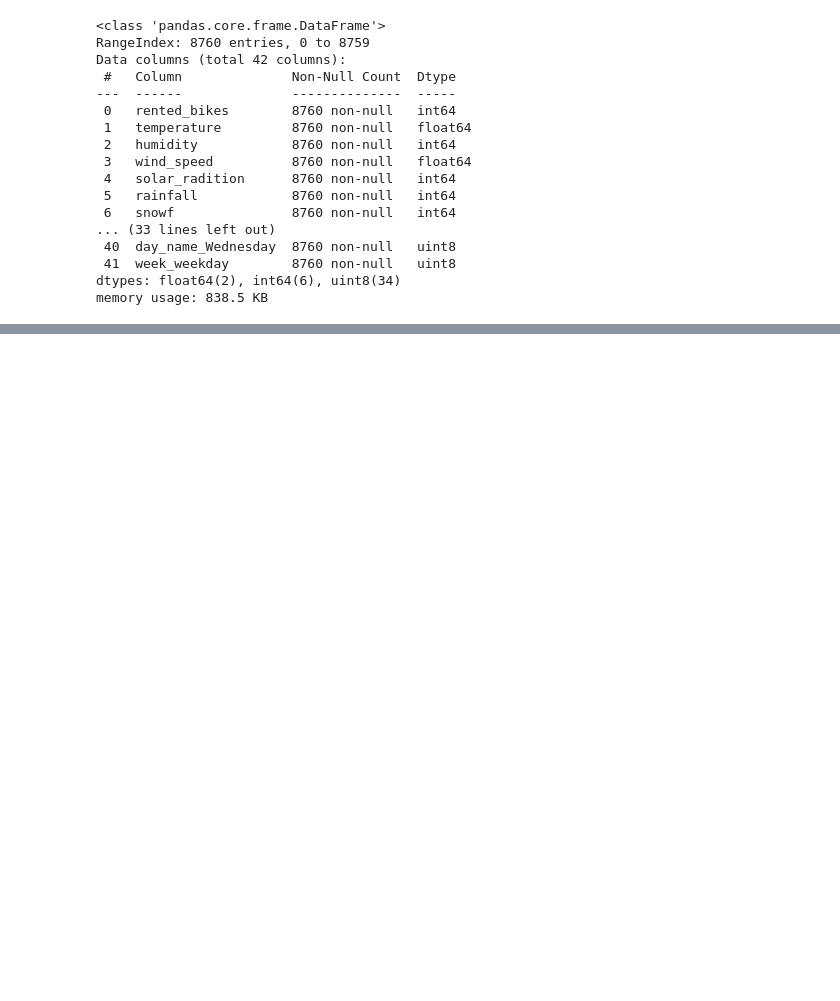
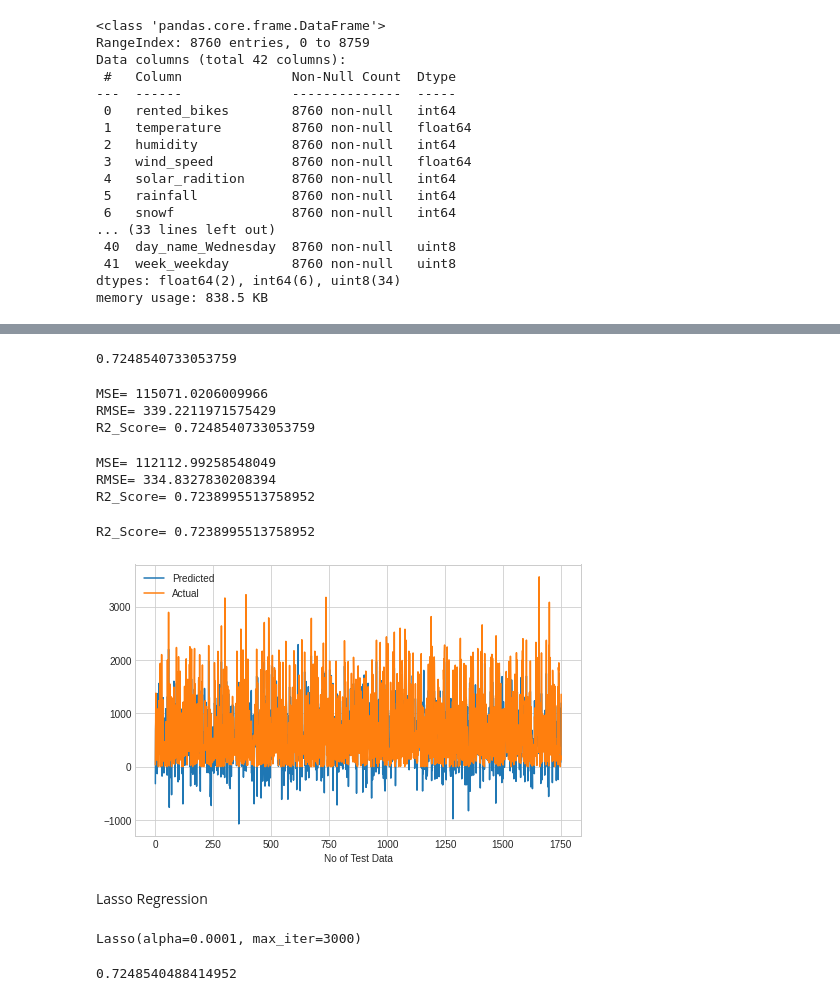
Before and after one commit to niteshgajakosh/Bike-Sharing-Demand-Prediction, a Jupyter notebook: Bike_Sharing_Demand_Prediction_Capstone_Project.ipynb, the cells around one changed output, grey strips where cells are left out. Saved outputs shown, nothing was run; the diff lists cells and outputs as text; code cells hidden in the pictures; blank space fills up the shorter version.

```diff
--- a/Bike_Sharing_Demand_Prediction_Capstone_Project.ipynb
+++ b/Bike_Sharing_Demand_Prediction_Capstone_Project.ipynb
@@ -756,0 +761,6 @@ memory usage: 838.5 KB
+# %%
+X = df_copy.drop(columns = ['rented_bikes'])
+# %%
+X_train, X_test, y_train, y_test = train_test_split(X, y, test_size=0.2, random_state=10)
+print(X_train.shape)
+print(X_test.shape)
@@ -756,0 +772,64 @@ memory usage: 838.5 KB
+# %%
+reg = LinearRegression().fit(X_train, y_train)
+reg.score(X_train, y_train)
+# %% [output]
+0.7248540733053759
+# %%
+pred_train = reg.predict(X_train)
+pred_test = reg.predict(X_test)
+# %%
+MSE_train = mean_squared_error(y_train, pred_train)
+print(f'MSE= {MSE_train}')
+
+RMSE_train = np.sqrt(MSE_train)
+print(f'RMSE= {RMSE_train}')
+
+R2_Score_train = r2_score(y_train, pred_train)
+print(f'R2_Score= {R2_Score_train}')
+
+#Adjuste_R2
+# %% [output]
+MSE= 115071.0206009966
+RMSE= 339.2211971575429
+R2_Score= 0.7248540733053759
+# %%
+MSE_test = mean_squared_error(y_test, pred_test)
+print(f'MSE= {MSE_test}')
+
+RMSE_test = np.sqrt(MSE_test)
+print(f'RMSE= {RMSE_test}')
+
+R2_Score_test = r2_score(y_test, pred_test)
+print(f'R2_Score= {R2_Score_test}')
+# %% [output]
+MSE= 112112.99258548049
+RMSE= 334.8327830208394
+R2_Score= 0.7238995513758952
+# %%
+R2_Score_test = r2_score(y_test, pred_test)
+print(f'R2_Score= {R2_Score_test}')
+# %% [output]
+R2_Score= 0.7238995513758952
+# %%
+#Plot the figure
+plt.figure(figsize=(8,5))
+plt.plot(pred_test)
+plt.plot(np.array(y_test))
+plt.legend(["Predicted","Actual"])
+plt.xlabel('No of Test Data')
+plt.show()
+# %% [output]
+[figure, added]
+# %% [markdown]
+Lasso Regression
+# %%
+from sklearn.linear_model import Lasso
+lasso  = Lasso(alpha=0.0001 , max_iter= 3000)
+
+lasso.fit(X_train, y_train)
+# %% [output]
+Lasso(alpha=0.0001, max_iter=3000)
+# %%
+lasso.score(X_train, y_train)
+# %% [output]
+0.7248540488414952
```
Also changed, not shown: parts of 50 cells of this notebook.
